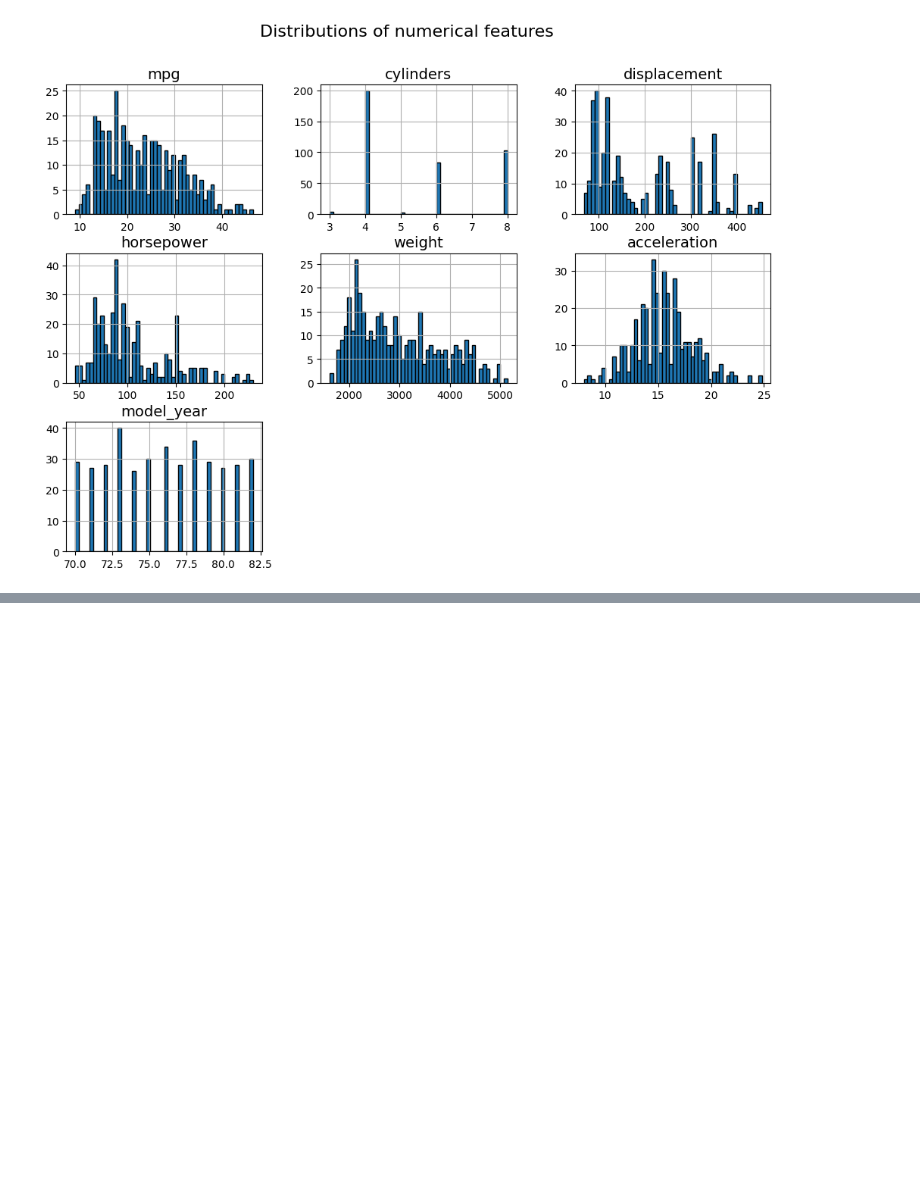
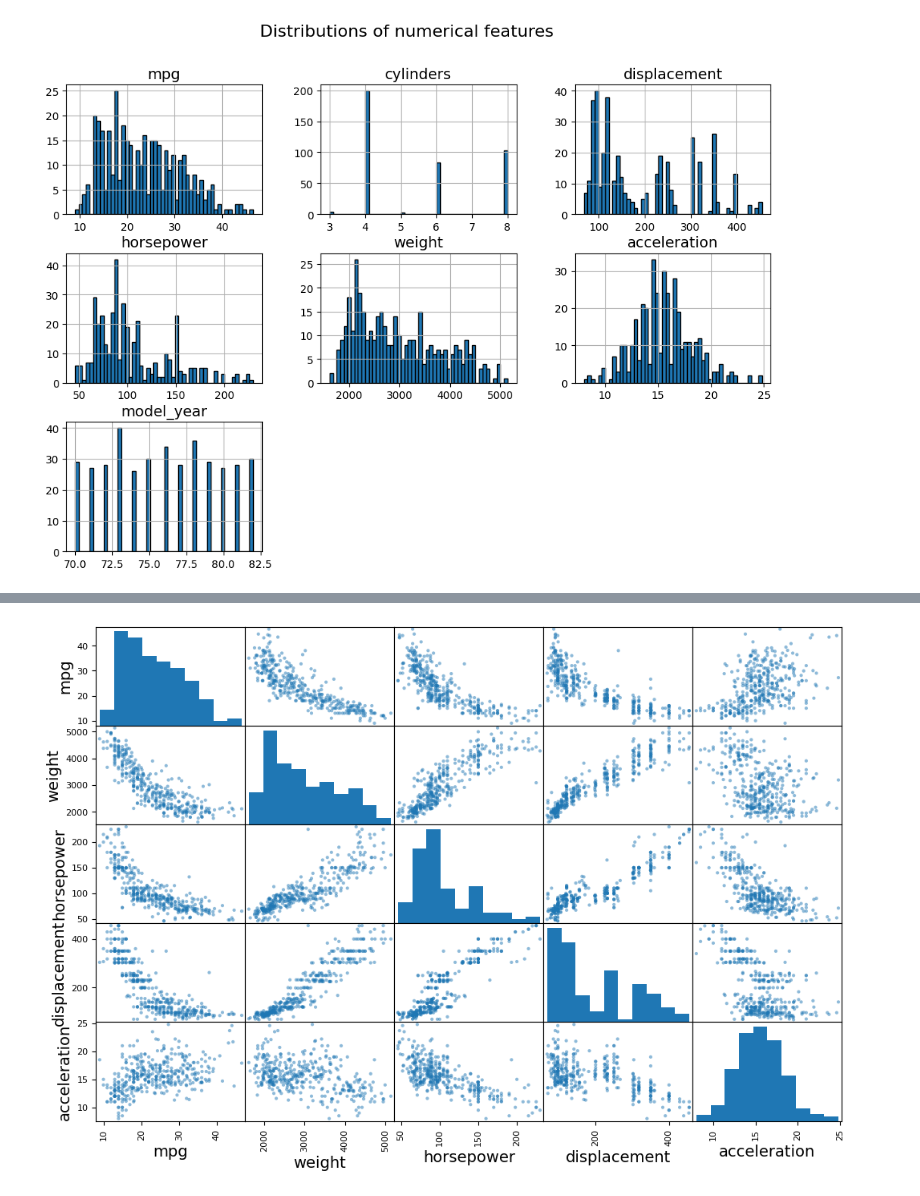
Before and after one commit to giannismantzaris-cmd/DAMA61, a Jupyter notebook: DAMA61_WA1.ipynb, the cells around one changed output, grey strips where cells are left out. Cells and saved outputs as stored; diff of their text form; code cells hidden in the pictures; blank space fills up the shorter version.

```diff
--- a/DAMA61_WA1.ipynb
+++ b/DAMA61_WA1.ipynb
@@ -148,0 +196,9 @@ plt.show()
+# %%
+#Visualization of correlations
+from pandas.plotting import scatter_matrix
+
+attributes = ["mpg", "weight", "horsepower", "displacement", "acceleration"]
+scatter_matrix(mpg_tf[attributes], figsize=(12, 8))
+plt.show()
+# %% [output]
+[figure, added]
```
Also changed, not shown: parts of 17 cells of this notebook.
